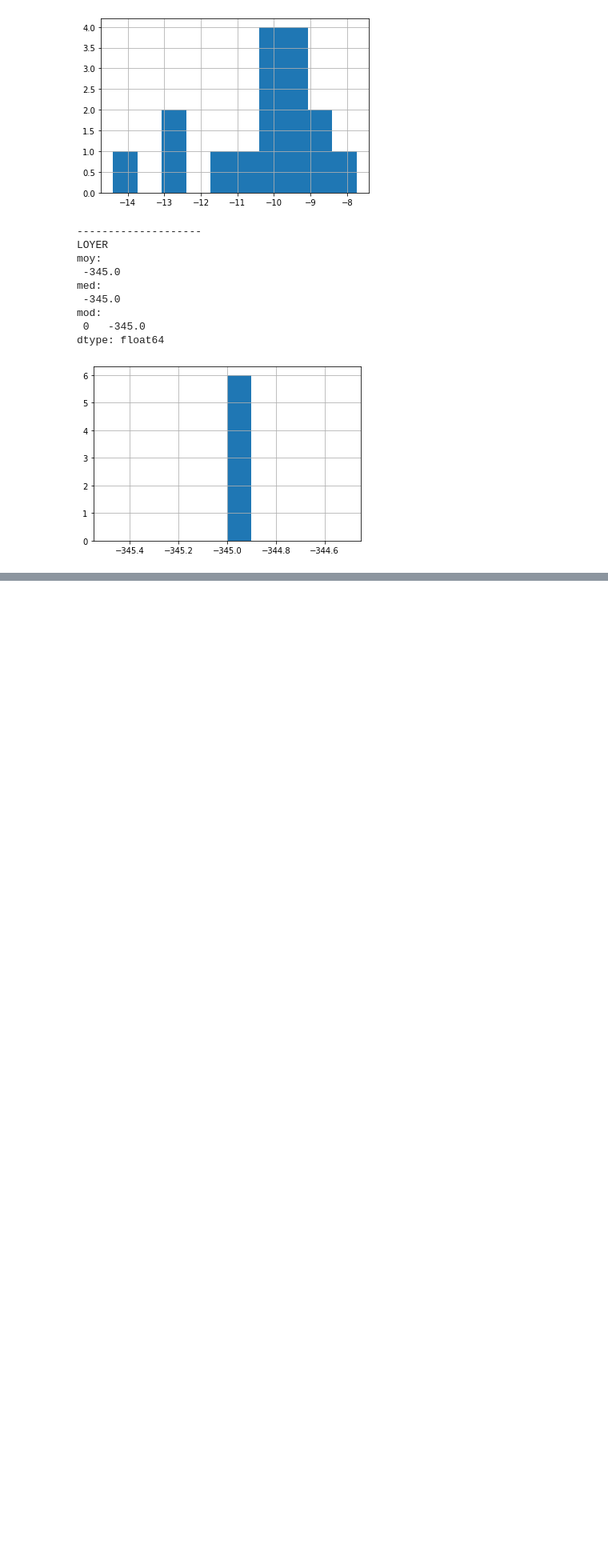
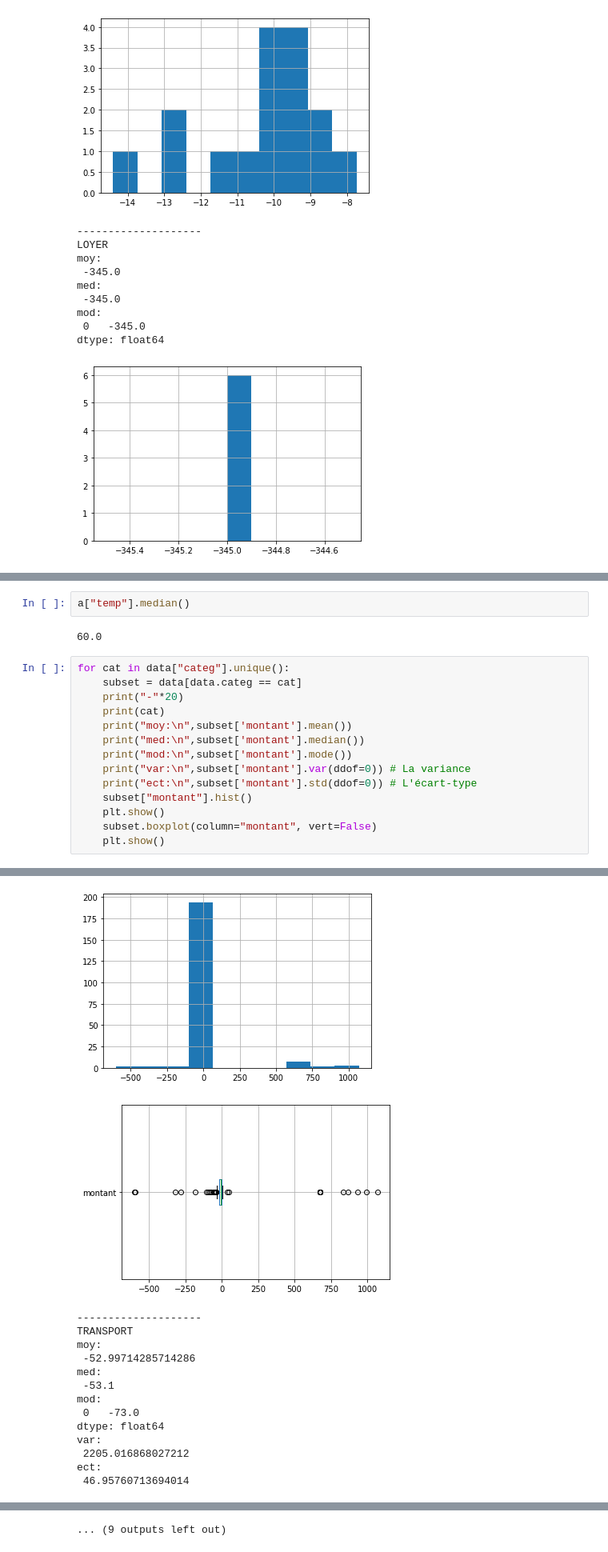
Before and after one commit to samirhinojosa/courses-codes, a Jupyter notebook: cours/projecttwo/notebooks/analysis.ipynb, the cells around one changed output, grey strips where cells are left out. Shown: that part at 80% size. Cells and saved outputs as stored; diff of their text form; blank space fills up the shorter version.

```diff
--- a/cours/projecttwo/notebooks/analysis.ipynb
+++ b/cours/projecttwo/notebooks/analysis.ipynb
@@ -188,0 +202,19 @@ dtype: float64
+# %%
+a["temp"].median()
+# %% [output]
+60.0
+# %%
+for cat in data["categ"].unique():
+    subset = data[data.categ == cat]
+    print("-"*20)
+    print(cat)
+    print("moy:\n",subset['montant'].mean())
+    print("med:\n",subset['montant'].median())
+    print("mod:\n",subset['montant'].mode())
+    print("var:\n",subset['montant'].var(ddof=0)) # La variance
+    print("ect:\n",subset['montant'].std(ddof=0)) # L'écart-type
+    subset["montant"].hist()
+    plt.show()
+    subset.boxplot(column="montant", vert=False)
+    plt.show()
+# %% [output]
@@ -188,0 +234,15 @@ dtype: float64
+[figure, added]
+[figure, added]
+--------------------
+TRANSPORT
+moy:
+ -52.99714285714286
+med:
+ -53.1
+mod:
+ 0   -73.0
+dtype: float64
+var:
+ 2205.016868027212
+ect:
+ 46.95760713694014
@@ -188,0 +286 @@ dtype: float64
+... (9 outputs left out)
```
Also changed, not shown: parts of 7 cells of this notebook, 1 other file.
